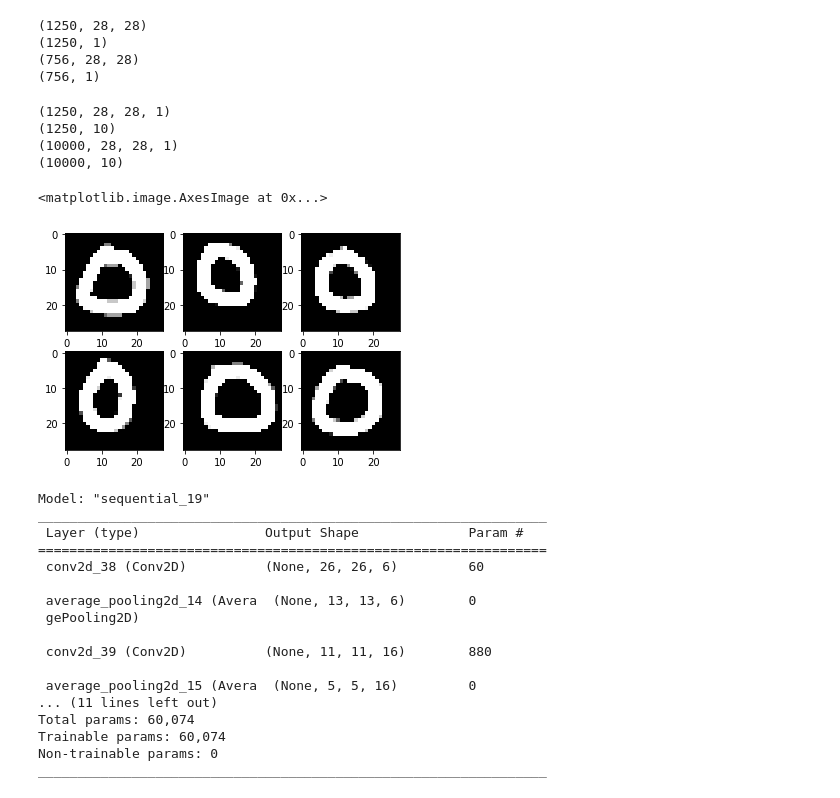
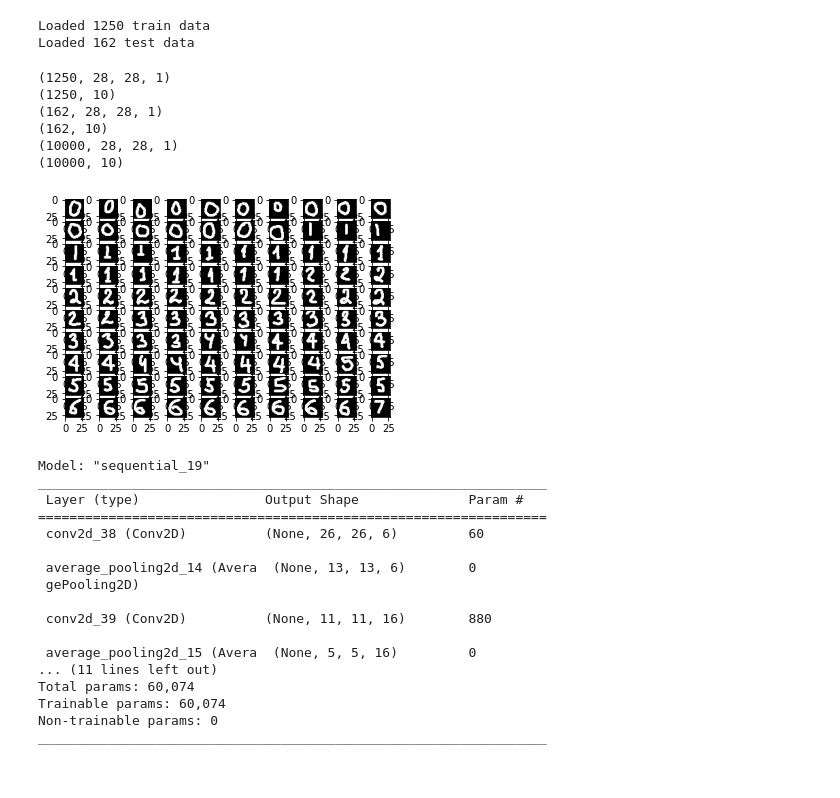
Before and after one commit to iirthw/ML_sandbox, a Jupyter notebook: mnist/validate_model.ipynb, the cells around one changed output. Drawn from its saved outputs; the diff is of its cells as text; code cells hidden in the pictures.

```diff
--- a/mnist/validate_model.ipynb
+++ b/mnist/validate_model.ipynb
@@ -9,22 +9,17 @@ import matplotlib.pyplot as plt
 from tensorflow.keras.datasets import mnist
 (x_train0, y_train0), (x_test0, y_test0) = mnist.load_data()
 # %%
-data = pickle.load(open('data0.pkl','rb'))
-print(data[0].shape)
-print(data[1].shape)
-
-data_test = pickle.load(open('data.pkl','rb'))
-print(data_train[0].shape)
-print(data_train[1].shape)
+data_train = pickle.load(open('data_train.pkl','rb'))
+data_test = pickle.load(open('data_test.pkl','rb'))
+print('Loaded ' + str(data_train[0].shape[0]) + ' train data')
+print('Loaded ' + str(data_test[0].shape[0]) + ' test data')
 # %% [output]
-(1250, 28, 28)
-(1250, 1)
-(756, 28, 28)
-(756, 1)
+Loaded 1250 train data
+Loaded 162 test data
 # %%
-x_train = data[0]
+x_train = data_train[0]
 x_train = x_train[..., np.newaxis]
-y_train = data[1]
+y_train = data_train[1]
 y_train = tf.keras.utils.to_categorical(y_train, 10)
 
 y_train0 = tf.keras.utils.to_categorical(y_train0, 10)
@@ -38,6 +33,8 @@ y_test = tf.keras.utils.to_categorical(y_test, 10)
 
 print(x_train.shape)
 print(y_train.shape)
+print(x_test.shape)
+print(y_test.shape)
 print(x_test0.shape)
 print(y_test0.shape)
 
@@ -49,26 +46,23 @@ x_test0 = (x_test0 - (PIXEL_DEPTH / 2.0)) / PIXEL_DEPTH
 # %% [output]
 (1250, 28, 28, 1)
 (1250, 10)
+(162, 28, 28, 1)
+(162, 10)
 (10000, 28, 28, 1)
 (10000, 10)
-# %%
-fig = plt.figure()
-gs = fig.add_gridspec(2, 3)
-ax1 = fig.add_subplot(gs[0, 0])
-ax2 = fig.add_subplot(gs[1, 0])
-ax3 = fig.add_subplot(gs[0, 1])
-ax4 = fig.add_subplot(gs[1, 1])
-ax5 = fig.add_subplot(gs[0, 2])
-ax6 = fig.add_subplot(gs[1, 2])
-ax1.imshow(x_test[0, :, :].squeeze(), cmap='gist_gray')
-ax2.imshow(x_test[1, :, :].squeeze(), cmap='gist_gray')
-ax3.imshow(x_test[2, :, :].squeeze(), cmap='gist_gray')
-ax4.imshow(x_test[3, :, :].squeeze(), cmap='gist_gray')
-ax5.imshow(x_test[4, :, :].squeeze(), cmap='gist_gray')
-ax6.imshow(x_test[5, :, :].squeeze(), cmap='gist_gray')
-# %% [output]
-<matplotlib.image.AxesImage at 0x...>
-[figure, removed]
+# %%
+fig = plt.figure()
+nx = 10
+ny = 10
+gs = fig.add_gridspec(ny, nx)
+k = 0
+for i in range(ny):
+  for j in range(nx):
+    ax = fig.add_subplot(gs[i, j])
+    ax.imshow(x_test[k, :, :].squeeze(), cmap='gist_gray')
+    k = k + 1
+# %% [output]
+[figure, added]
 # %%
 model = tf.keras.models.load_model('mnist_cnn_full_0.9.h5')
 model.summary()
```
Also changed, not shown: parts of 3 cells of this notebook.
